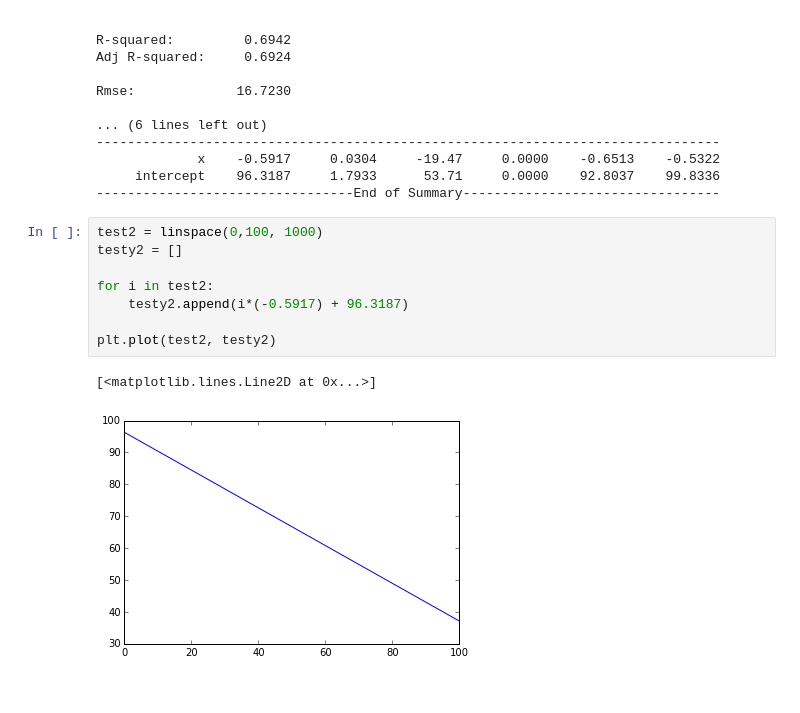
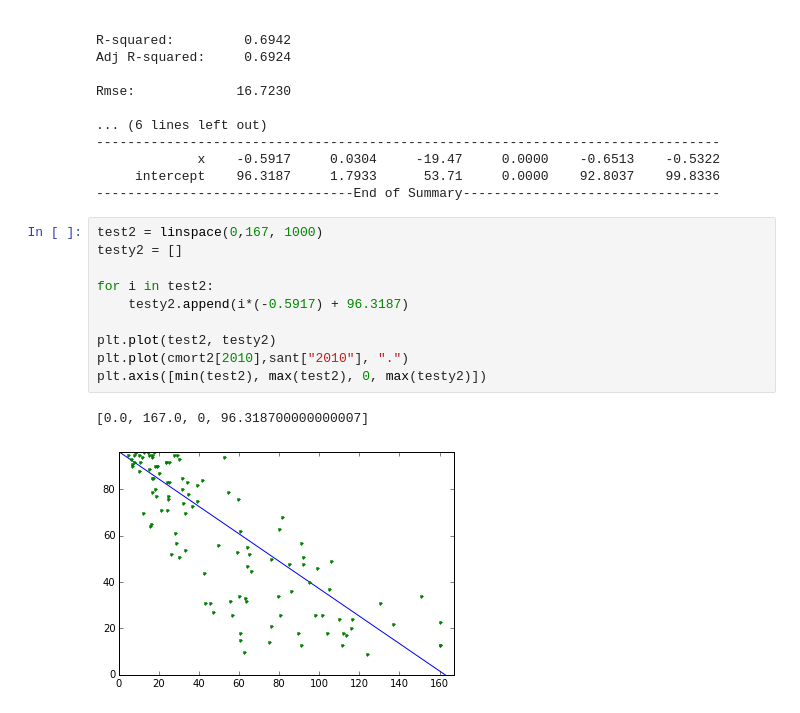
Before and after one commit to pedrocunial/projeto3-DataScience, a Jupyter notebook: projeto3.ipynb, the cells around one changed output. Cells and saved outputs as stored; diff of their text form.

```diff
--- a/projeto3.ipynb
+++ b/projeto3.ipynb
@@ -251,13 +274,15 @@ Rmse:             16.7230
      intercept    96.3187     1.7933      53.71     0.0000    92.8037    99.8336
 ---------------------------------End of Summary---------------------------------
 # %%
-test2 = linspace(0,100, 1000)
+test2 = linspace(0,167, 1000)
 testy2 = []
 
 for i in test2:
     testy2.append(i*(-0.5917) + 96.3187)
 
 plt.plot(test2, testy2)
+plt.plot(cmort2[2010],sant["2010"], ".")
+plt.axis([min(test2), max(test2), 0, max(testy2)])
 # %% [output]
-[<matplotlib.lines.Line2D at 0x...>]
+[0.0, 167.0, 0, 96.318700000000007]
-[figure, old version]
+[figure, new version]
```
Also changed, not shown: parts of 3 cells of this notebook.
